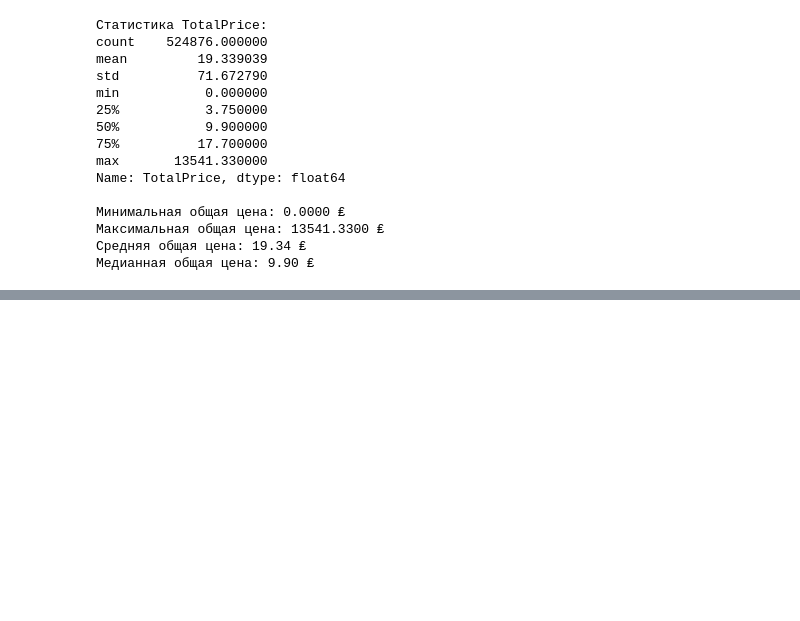
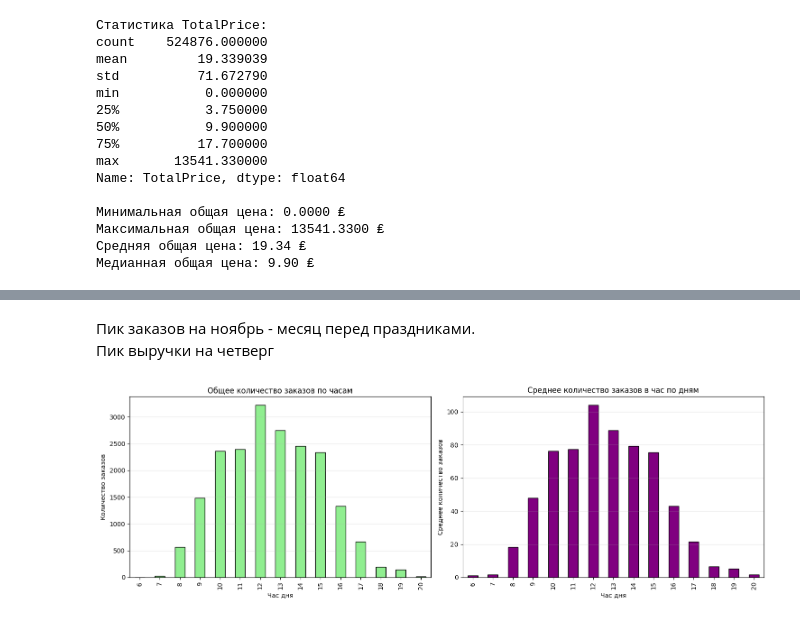
Before and after one commit to UlyanaGru/transactions, a Jupyter notebook: transactions.ipynb, the cells around one changed output, grey strips where cells are left out. Saved outputs shown, nothing was run; the diff lists cells and outputs as text; code cells hidden in the pictures; blank space fills up the shorter version.

```diff
--- a/transactions.ipynb
+++ b/transactions.ipynb
@@ -822,0 +960,35 @@ Name: TotalPrice, dtype: float64
+# %% [markdown]
+Пик заказов на ноябрь - месяц перед праздниками.\
+Пик выручки на четверг
+# %%
+#Анализ по времени суток
+#Распределение заказов по часам
+hourly_stats = data.groupby('Hour').agg({
+    'InvoiceNo': 'nunique',
+    'TotalPrice': 'sum'
+}).rename(columns={
+    'InvoiceNo': 'Orders_Count',
+    'TotalPrice': 'Hourly_Revenue'
+})
+#Среднее количество заказов в час по дням
+daily_hourly_stats = data.groupby(['Day', 'Hour'])['InvoiceNo'].nunique().reset_index()
+avg_hourly_orders = daily_hourly_stats.groupby('Hour')['InvoiceNo'].mean()
+plt.figure(figsize=(15, 5))
+#Общее количество заказов по часам
+plt.subplot(1, 2, 1)
+hourly_stats['Orders_Count'].plot(kind='bar', color='lightgreen')
+plt.title('Общее количество заказов по часам')
+plt.xlabel('Час дня')
+plt.ylabel('Количество заказов')
+plt.grid(axis='y', alpha=0.3)
+#Среднее количество заказов в час
+plt.subplot(1, 2, 2)
+avg_hourly_orders.plot(kind='bar', color='purple')
+plt.title('Среднее количество заказов в час по дням')
+plt.xlabel('Час дня')
+plt.ylabel('Среднее количество заказов')
+plt.grid(axis='y', alpha=0.3)
+plt.tight_layout()
+plt.show()
+# %% [output]
+[figure, added]
```
Also changed, not shown: parts of 6 cells of this notebook.
